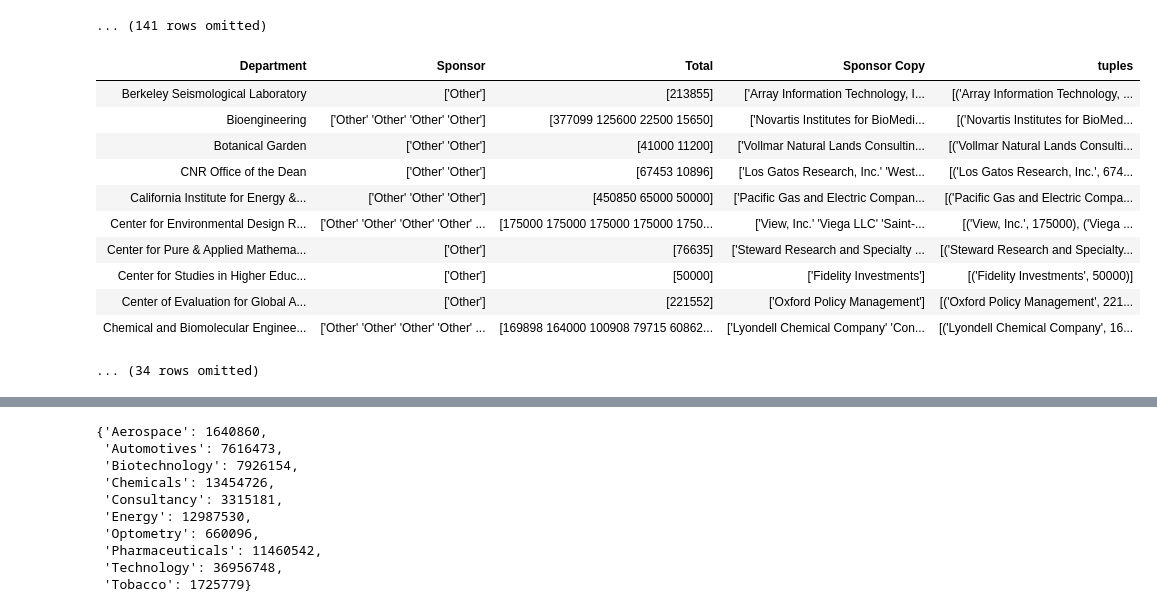
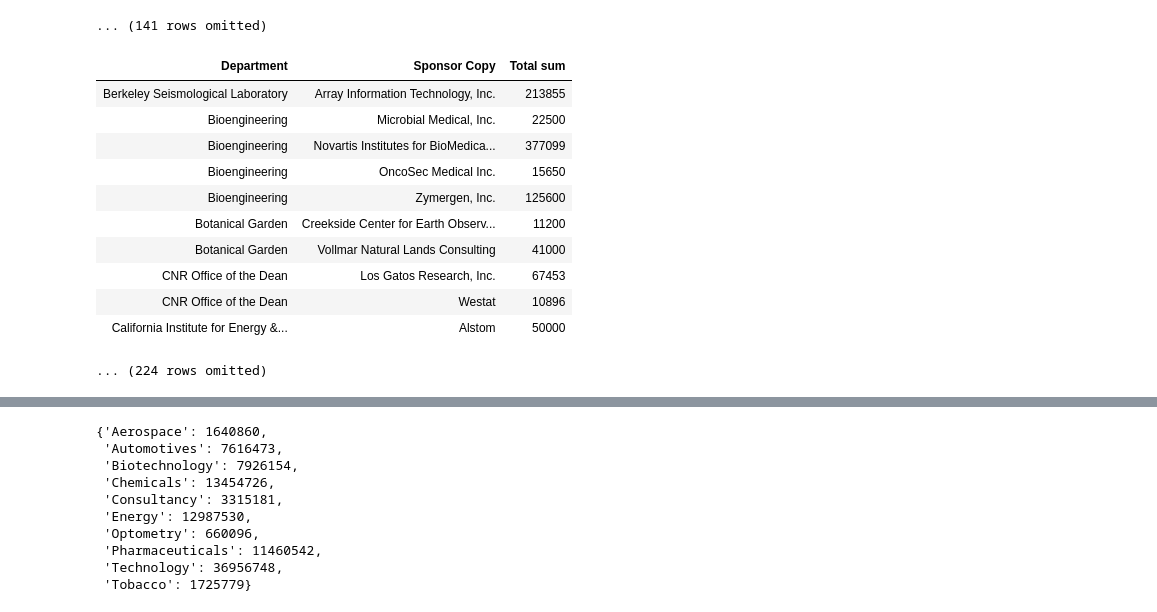
Before and after one commit to dailycal-projects/private-research, a Jupyter notebook: project-files/private-research.ipynb, the cells around one changed output, grey strips where cells are left out. Saved outputs shown, nothing was run; the diff lists cells and outputs as text; code cells hidden in the pictures.

Commit message:
fixed other groupings

```diff
--- a/project-files/private-research.ipynb
+++ b/project-files/private-research.ipynb
@@ -171,26 +171,24 @@ industry_grouped_all
 ... (141 rows omitted)
 # %%
 # Mapping the smaller donors in 'Others'
+industry_other_grouped = industry_all.where('Sponsor', 'Other')\
+                                     .groups(['Department', 'Sponsor Copy'], sum)\
+                                     .drop(['Sponsor sum'])
 
-industry_other_grouped = industry_all.where('Sponsor', 'Other')\
-                                     .group('Department', lambda x: x)
-
-industry_other_grouped = industry_other_grouped.with_column('tuples',
-                            industry_other_grouped.apply(lambda s, t: list(zip(s, t)), ['Sponsor Copy', 'Total']))
-industry_other_grouped.sort('Department')
+industry_other_grouped
 # %% [output]
-| Department | Sponsor | Total | Sponsor Copy | tuples |
-| Berkeley Seismological Laboratory | ['Other'] | [213855] | ['Array Information Technology, I... | [('Array Information Technology, ... |
-| Bioengineering | ['Other' 'Other' 'Other' 'Other'] | [377099 125600 22500 15650] | ['Novartis Institutes for BioMedi... | [('Novartis Institutes for BioMed... |
-| Botanical Garden | ['Other' 'Other'] | [41000 11200] | ['Vollmar Natural Lands Consultin... | [('Vollmar Natural Lands Consulti... |
-| CNR Office of the Dean | ['Other' 'Other'] | [67453 10896] | ['Los Gatos Research, Inc.' 'West... | [('Los Gatos Research, Inc.', 674... |
-| California Institute for Energy &... | ['Other' 'Other' 'Other'] | [450850 65000 50000] | ['Pacific Gas and Electric Compan... | [('Pacific Gas and Electric Compa... |
-| Center for Environmental Design R... | ['Other' 'Other' 'Other' 'Other' ... | [175000 175000 175000 175000 1750... | ['View, Inc.' 'Viega LLC' 'Saint-... | [('View, Inc.', 175000), ('Viega ... |
-| Center for Pure & Applied Mathema... | ['Other'] | [76635] | ['Steward Research and Specialty ... | [('Steward Research and Specialty... |
-| Center for Studies in Higher Educ... | ['Other'] | [50000] | ['Fidelity Investments'] | [('Fidelity Investments', 50000)] |
-| Center of Evaluation for Global A... | ['Other'] | [221552] | ['Oxford Policy Management'] | [('Oxford Policy Management', 221... |
-| Chemical and Biomolecular Enginee... | ['Other' 'Other' 'Other' 'Other' ... | [169898 164000 100908 79715 60862... | ['Lyondell Chemical Company' 'Con... | [('Lyondell Chemical Company', 16... |
+| Department | Sponsor Copy | Total sum |
+| Berkeley Seismological Laboratory | Array Information Technology, Inc. | 213855 |
+| Bioengineering | Microbial Medical, Inc. | 22500 |
+| Bioengineering | Novartis Institutes for BioMedica... | 377099 |
+| Bioengineering | OncoSec Medical Inc. | 15650 |
+| Bioengineering | Zymergen, Inc. | 125600 |
+| Botanical Garden | Creekside Center for Earth Observ... | 11200 |
+| Botanical Garden | Vollmar Natural Lands Consulting | 41000 |
+| CNR Office of the Dean | Los Gatos Research, Inc. | 67453 |
+| CNR Office of the Dean | Westat | 10896 |
+| California Institute for Energy &... | Alstom | 50000 |
-... (34 rows omitted)
+... (224 rows omitted)
 # %%
 # (cont.)
 other_mapping = {}
```
Also changed, not shown: parts of 1 cell of this notebook, 1 other file.
